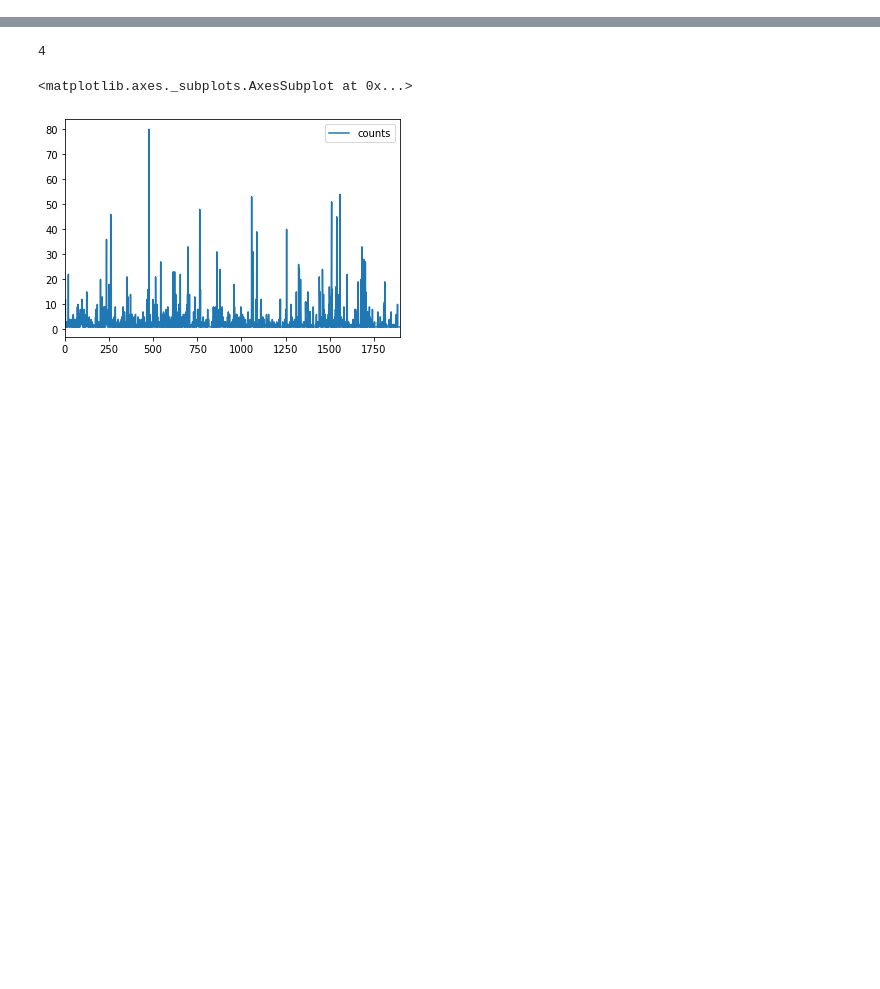
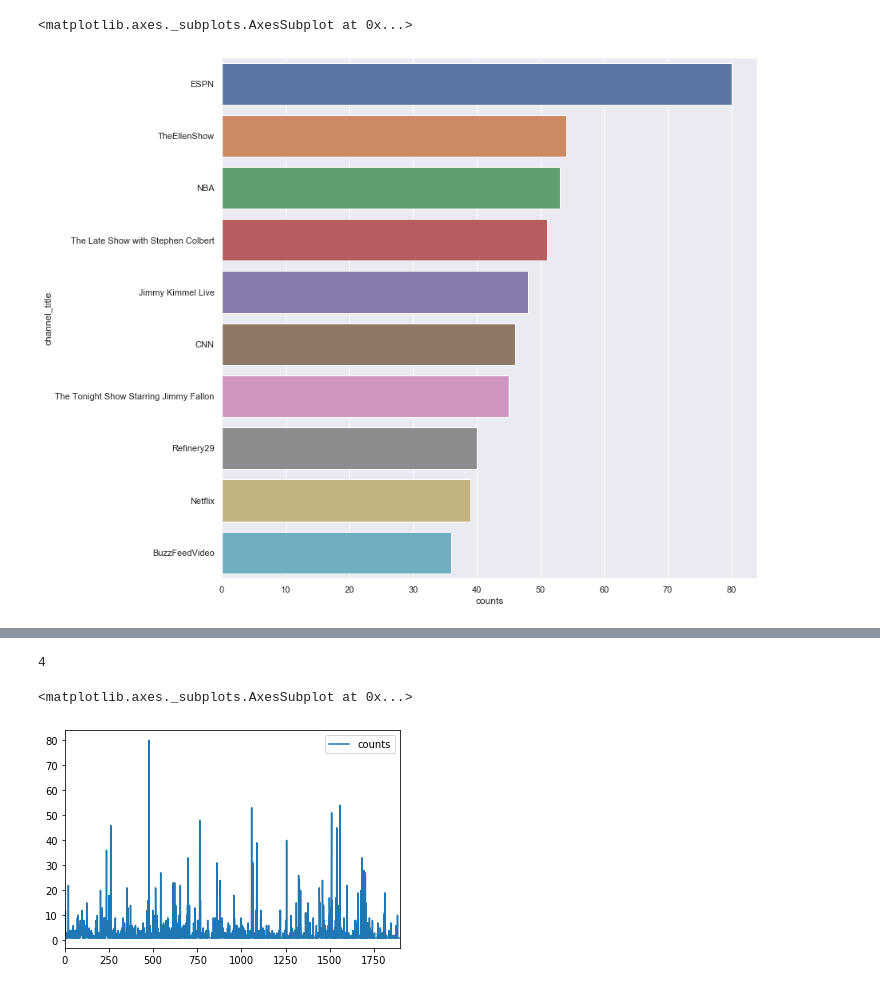
Before and after one commit to Carlene/youtube_trending, a Jupyter notebook: trending_creators.ipynb, the cells around one changed output, grey strips where cells are left out. Drawn from its saved outputs; the diff is of its cells as text; code cells hidden in the pictures; blank space fills up the shorter version.

```diff
--- a/trending_creators.ipynb
+++ b/trending_creators.ipynb
@@ -50,0 +66,15 @@ US_channel_counts = US_trending.groupby(['channel_title']).size().reset_index(na
+# %%
+# US channels sorted from highest amount of trending videos to lowest
+US_sorted_counts = US_channel_counts.sort_values(by=['counts'], ascending=False)
+
+# Channels with only one trending video
+# US_sorted_counts.loc[US_sorted_counts['counts'] == 1] #1211
+
+# US channels with more than 35 trending videos, 10 channels total
+US_top_10 = US_sorted_counts.loc[US_sorted_counts['counts'] > 35]
+
+sns.set(rc={'figure.figsize':(12,12)})
+sns.barplot(x="counts", y="channel_title", data=US_top_10)
+# %% [output]
+<matplotlib.axes._subplots.AxesSubplot at 0x...>
+[figure, added]
```
Also changed, not shown: parts of 19 cells of this notebook.
